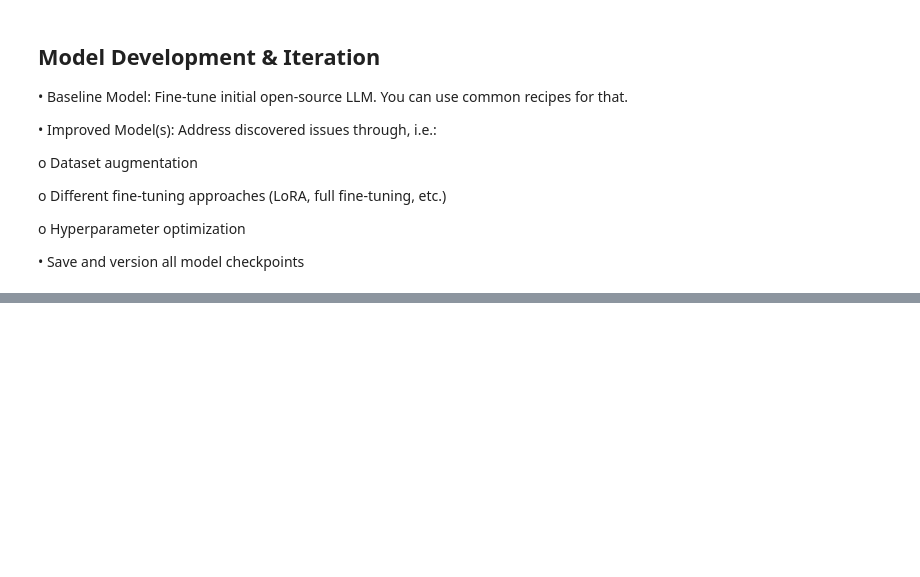
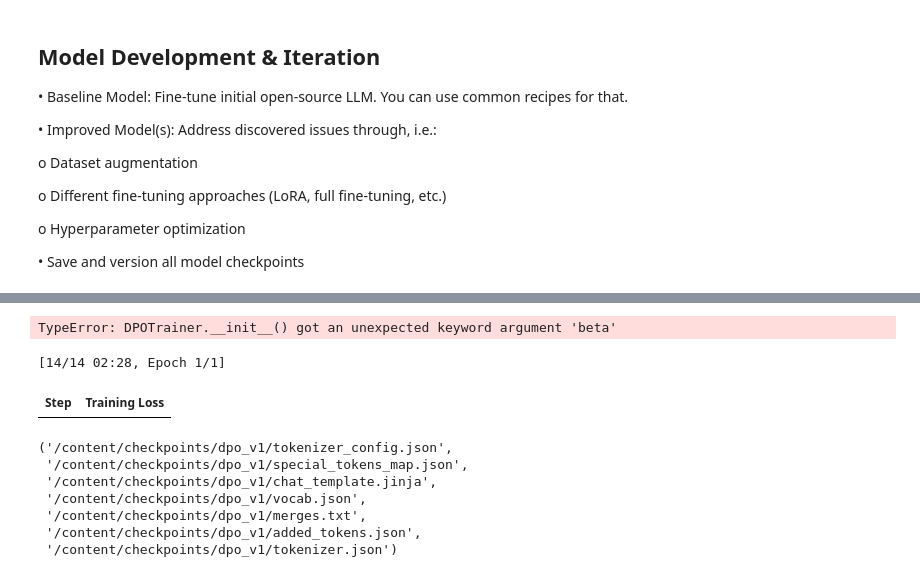
Before and after one commit to Schwaldlander/DomainNameSuggest, a Jupyter notebook: main.ipynb, the cells around one changed output, grey strips where cells are left out. Drawn from its saved outputs; the diff is of its cells as text; code cells hidden in the pictures; blank space fills up the shorter version.

```diff
--- a/main.ipynb
+++ b/main.ipynb
@@ -546,11 +619,11 @@ dpo_data
 # %%
 from trl import DPOTrainer, DPOConfig
-
+adapter_name="baseline_qlora"
 # Load the baseline SFT adapter as the starting point (policy init)
 policy = AutoModelForCausalLM.from_pretrained(BASE_MODEL, quantization_config=bnb_cfg, device_map="auto", torch_dtype=torch.bfloat16)
 policy = get_peft_model(policy, peft_cfg)  # same config as baseline
-policy.load_adapter(OUTPUT_DIR)            # load LoRA weights from baseline
-
+policy.load_adapter(OUTPUT_DIR, adapter_name, is_Trainable=True)            # load LoRA weights from baseline
+policy.set_adapter(adapter_name)
 dpo_args = DPOConfig(
     output_dir="/content/drive/MyDrive/domain_suggest/checkpoints/dpo_v1",
     per_device_train_batch_size=1,
@@ -564,21 +637,28 @@ dpo_args = DPOConfig(
     bf16=True,
     report_to="none"
 )
-
-dpo_trainer = DPOTrainer(
-    model=policy,
-    args=dpo_args,
-    beta=dpo_args.beta,
-    train_dataset=dpo_data["train"],
-    eval_dataset=None,
-    tokenizer=tok,
-    max_length=1792,
-    max_target_length=384,
-    max_prompt_length=1024
-)
-dpo_trainer.train()
-dpo_trainer.save_model("/content/drive/MyDrive/domain_suggest/checkpoints/dpo_v1")
-tok.save_pretrained("/content/drive/MyDrive/domain_suggest/checkpoints/dpo_v1")
+# %% [output]
+TypeError: DPOTrainer.__init__() got an unexpected keyword argument 'beta'
+# %%
+dpo_trainer = DPOTrainer(
+    model=policy,
+    args=dpo_args,
+    train_dataset=dpo_data["train"],
+    eval_dataset=None,
+)
+dpo_trainer.train()
+dpo_trainer.save_model("/content/checkpoints/dpo_v1")
+tok.save_pretrained("/content/checkpoints/dpo_v1")
+# %% [output]
+[14/14 02:28, Epoch 1/1]
+| Step | Training Loss |
+('/content/checkpoints/dpo_v1/tokenizer_config.json',
+ '/content/checkpoints/dpo_v1/special_tokens_map.json',
+ '/content/checkpoints/dpo_v1/chat_template.jinja',
+ '/content/checkpoints/dpo_v1/vocab.json',
+ '/content/checkpoints/dpo_v1/merges.txt',
+ '/content/checkpoints/dpo_v1/added_tokens.json',
+ '/content/checkpoints/dpo_v1/tokenizer.json')
 # %%
 import json, time, os
 def record_version(path, tag, parent, notes, metrics):
```
Also changed, not shown: parts of 20 cells of this notebook.
